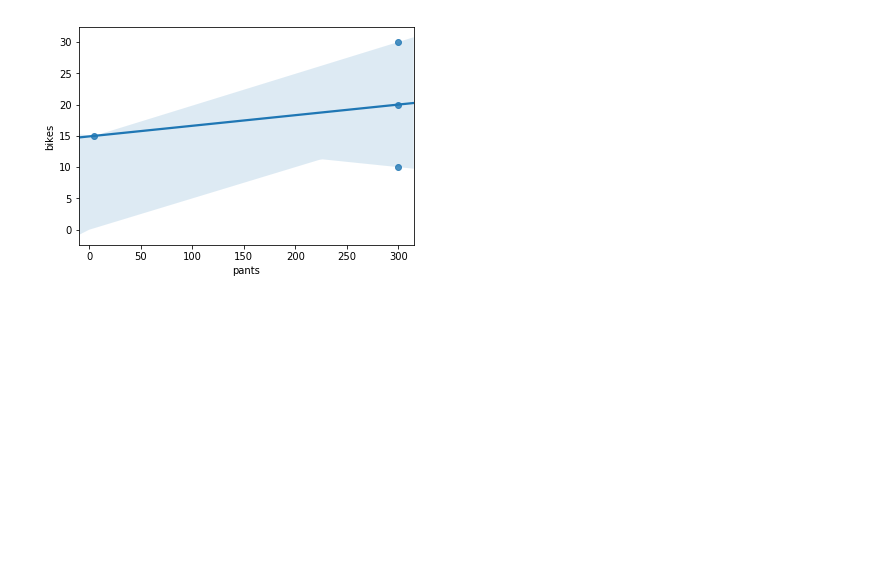
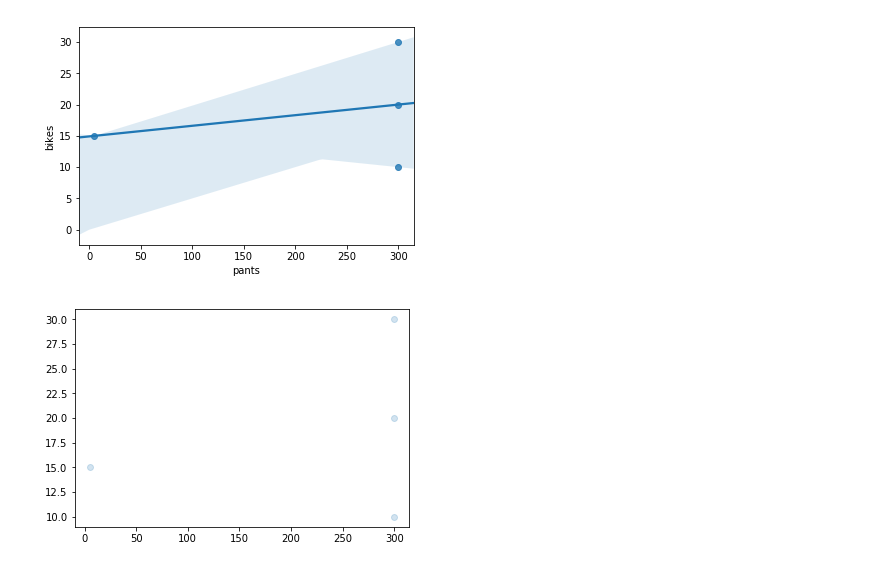
Before and after one commit to ezhilvendhan/tut-notebooks, a Jupyter notebook: *py/2. Matplotlib.ipynb, the cells around one changed output. Cells and saved outputs as stored; diff of their text form; code cells hidden in the pictures; blank space fills up the shorter version.

Commit message:
Add new NB and data

```diff
--- a/*py/2. Matplotlib.ipynb
+++ b/*py/2. Matplotlib.ipynb
@@ -174,3 +176,7 @@ plt.scatter(data = df, x = 'pants', y = 'bikes');
 sb.regplot(data = df, x = 'pants', y = 'bikes');
 # %% [output]
 [figure]
+# %%
+plt.scatter(data = df, x = 'pants', y = 'bikes', alpha=1/5);
+# %% [output]
+[figure, added]
```
Also changed, not shown: parts of 6 cells of this notebook, 3 other files.
